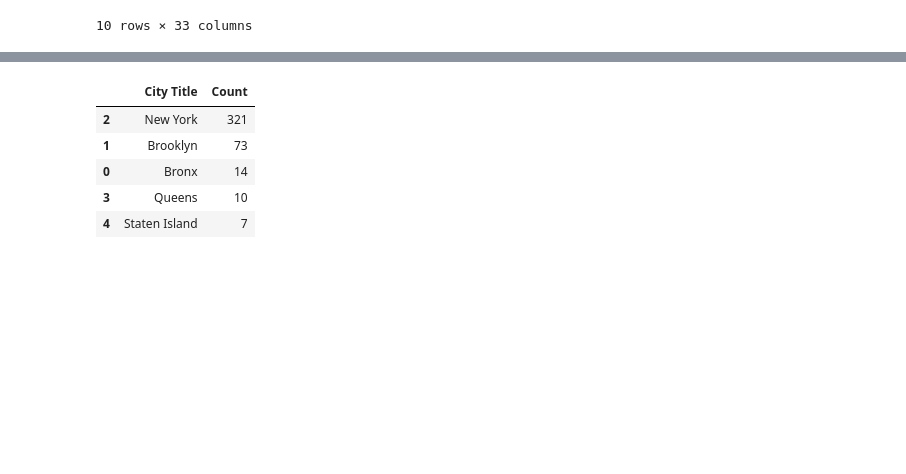
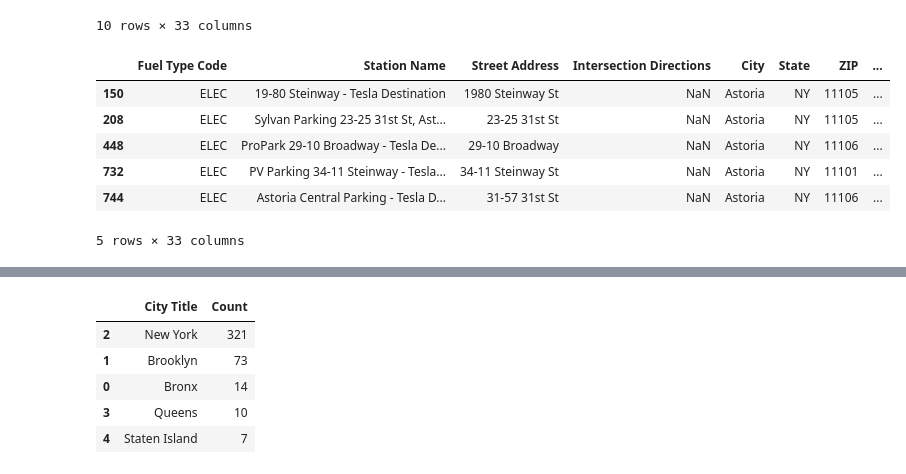
Before and after one commit to katkim0307/pratt-savi-810-2020-03-assignment_03, a Jupyter notebook: assignment_03.ipynb, the cells around one changed output, grey strips where cells are left out. Cells and saved outputs as stored; diff of their text form; code cells hidden in the pictures; blank space fills up the shorter version.

```diff
--- a/assignment_03.ipynb
+++ b/assignment_03.ipynb
@@ -222,6 +222,16 @@ df[df['City Title'] == 'Queens']
 | 1335 | ELEC | Queens Center - Tesla Supercharger | 90-15 Queens Boulevard | NaN | Queens | NY | 11373 | ... |
 | 1448 | ELEC | JFK Airport Travel Plaza - Tesla ... | 150th Ave and 147th St | NaN | Queens | NY | 11430 | ... |
 10 rows × 33 columns
+# %%
+df[df['City Title'] == 'Astoria']
+# %% [output]
+|  | Fuel Type Code | Station Name | Street Address | Intersection Directions | City | State | ZIP | ... |
+| 150 | ELEC | 19-80 Steinway - Tesla Destination | 1980 Steinway St | NaN | Astoria | NY | 11105 | ... |
+| 208 | ELEC | Sylvan Parking 23-25 31st St, Ast... | 23-25 31st St | NaN | Astoria | NY | 11105 | ... |
+| 448 | ELEC | ProPark 29-10 Broadway - Tesla De... | 29-10 Broadway | NaN | Astoria | NY | 11106 | ... |
+| 732 | ELEC | PV Parking 34-11 Steinway - Tesla... | 34-11 Steinway St | NaN | Astoria | NY | 11101 | ... |
+| 744 | ELEC | Astoria Central Parking - Tesla D... | 31-57 31st St | NaN | Astoria | NY | 11106 | ... |
+5 rows × 33 columns
 # %%
 nyc_stations = df[                         # You can also use .isin(['New York', ...]) alternatively
     (df['City Title'] == 'New York') |     # Why must use Bitwise Operator instead of Logical Operator?
```
Also changed, not shown: parts of 2 cells of this notebook.
